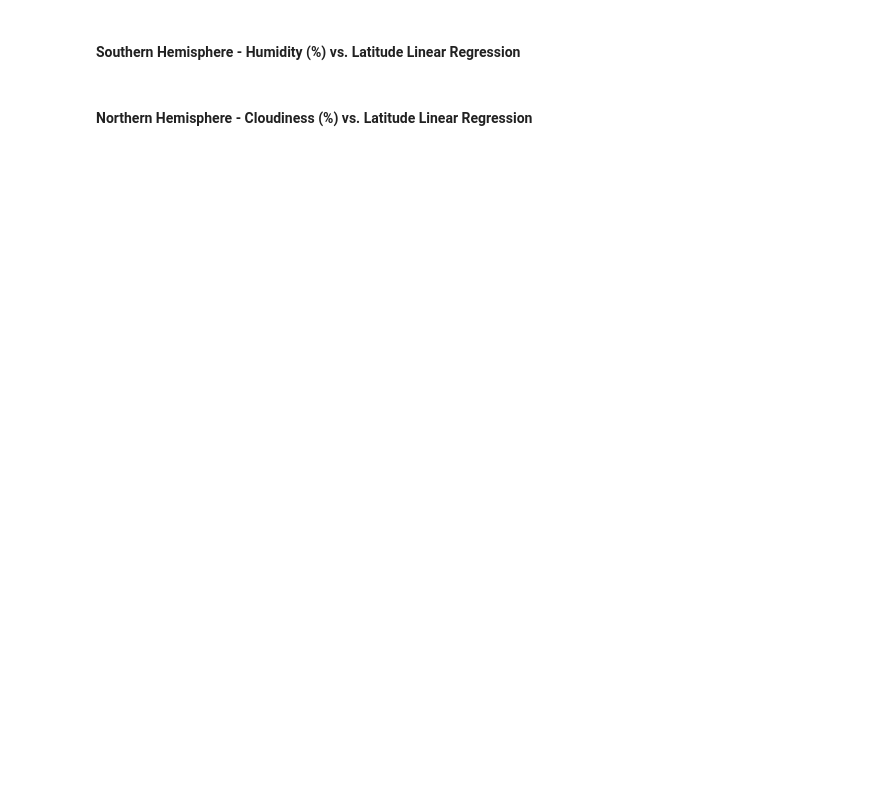
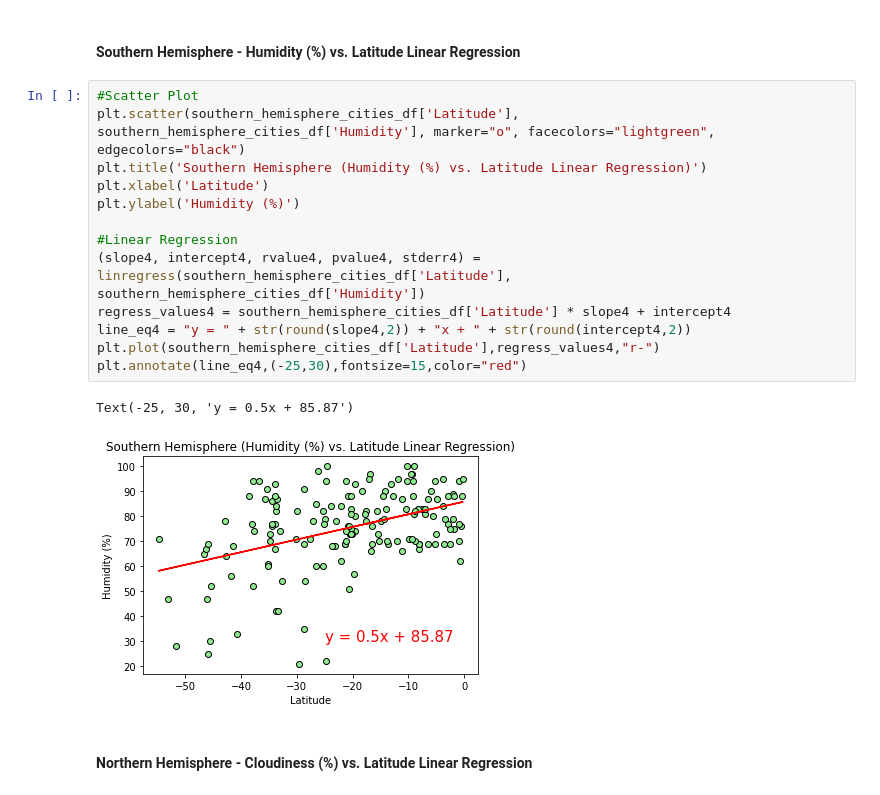
Before and after one commit to gucaselo/python-api, a Jupyter notebook: WeatherPy/WeatherPy.ipynb, the cells around one changed output. Cells and saved outputs as stored; diff of their text form; blank space fills up the shorter version.

```diff
--- a/WeatherPy/WeatherPy.ipynb
+++ b/WeatherPy/WeatherPy.ipynb
@@ -270,4 +286,20 @@ Text(-40, 50, 'y = -1.35x + 91.64')
 # %% [markdown]
 ####  Southern Hemisphere - Humidity (%) vs. Latitude Linear Regression
+# %%
+#Scatter Plot
+plt.scatter(southern_hemisphere_cities_df['Latitude'], southern_hemisphere_cities_df['Humidity'], marker="o", facecolors="lightgreen", edgecolors="black")
+plt.title('Southern Hemisphere (Humidity (%) vs. Latitude Linear Regression)')
+plt.xlabel('Latitude')
+plt.ylabel('Humidity (%)')
+
+#Linear Regression
+(slope4, intercept4, rvalue4, pvalue4, stderr4) = linregress(southern_hemisphere_cities_df['Latitude'], southern_hemisphere_cities_df['Humidity'])
+regress_values4 = southern_hemisphere_cities_df['Latitude'] * slope4 + intercept4
+line_eq4 = "y = " + str(round(slope4,2)) + "x + " + str(round(intercept4,2))
+plt.plot(southern_hemisphere_cities_df['Latitude'],regress_values4,"r-")
+plt.annotate(line_eq4,(-25,30),fontsize=15,color="red")
+# %% [output]
+Text(-25, 30, 'y = 0.5x + 85.87')
+[figure, added]
 # %% [markdown]
 ####  Northern Hemisphere - Cloudiness (%) vs. Latitude Linear Regression
```
Also changed, not shown: parts of 6 cells of this notebook, 1 other file.
